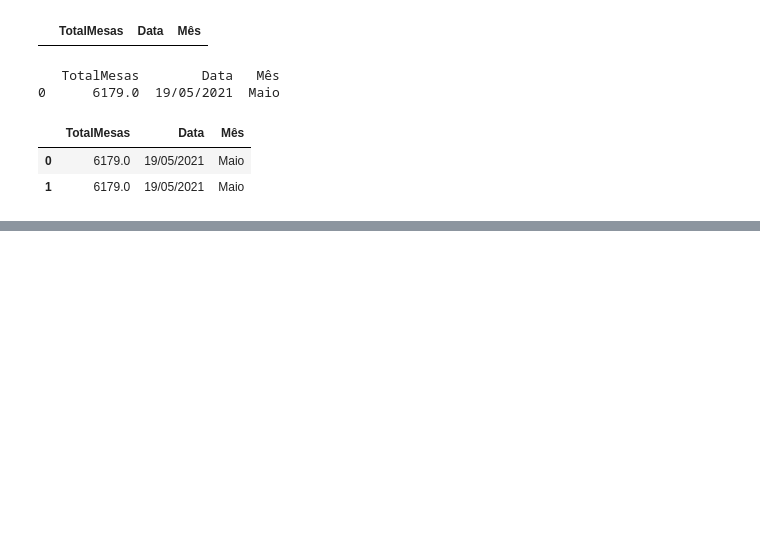
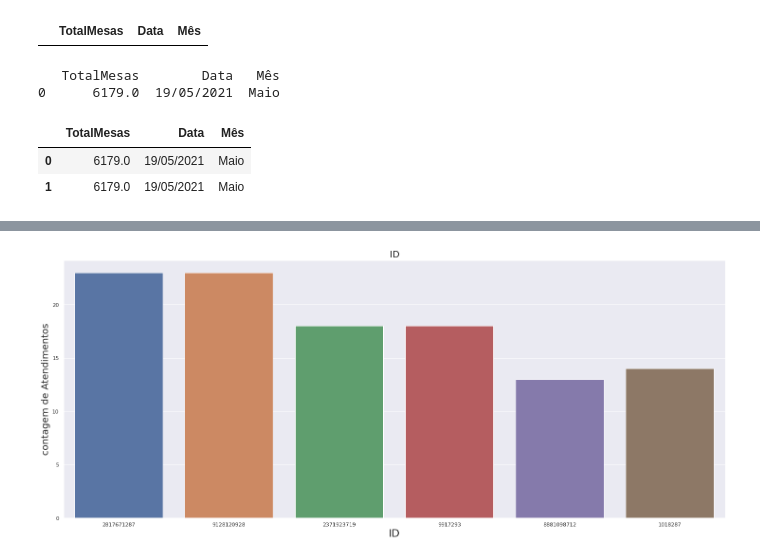
Before and after one commit to RFFSoftwareEngineering/DesafioDataAnalytics, a Jupyter notebook: DesafioFalqon.ipynb, the cells around one changed output, grey strips where cells are left out. Cells and saved outputs as stored; diff of their text form; code cells hidden in the pictures; blank space fills up the shorter version.

```diff
--- a/DesafioFalqon.ipynb
+++ b/DesafioFalqon.ipynb
@@ -1141,0 +1304,12 @@ display(FechamentoFinal)
+# %%
+import seaborn as sns
+import matplotlib.pyplot as plt
+plt.figure(figsize = (25 , 10))
+sns.set()
+ax = sns.countplot(x = "ID", data = SuperTable)
+ax.set_title("ID", fontsize = 20)
+ax.set_xlabel("ID", fontsize = 22)
+ax.set_ylabel("contagem de Atendimentos", fontsize = 20)
+plt.show()
+# %% [output]
+[figure, added]
```
Also changed, not shown: parts of 24 cells of this notebook.
